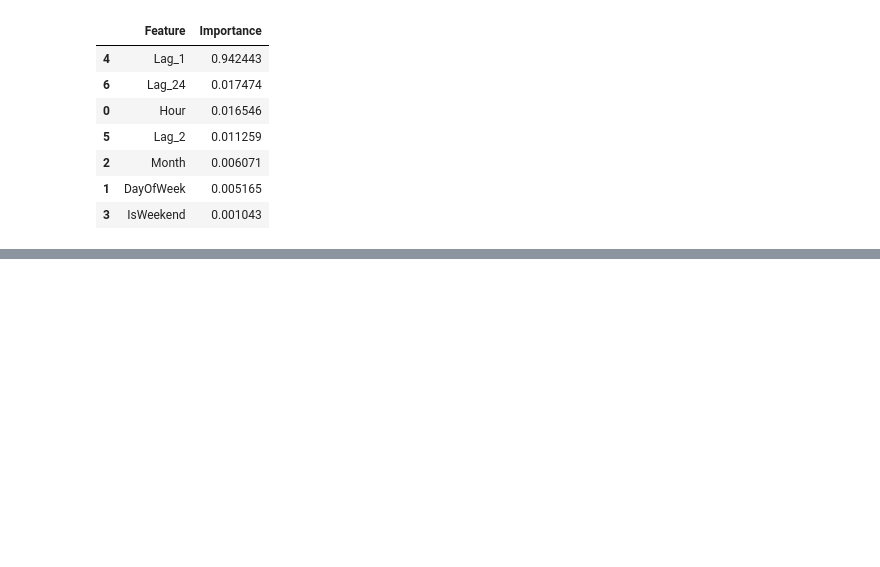
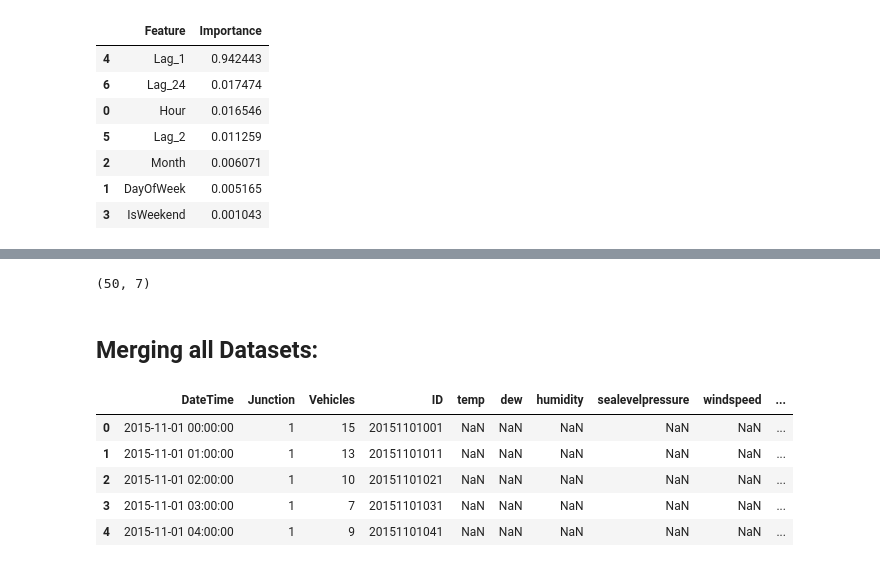
Before and after one commit to Sunita-Gadapa/Uber_project, a Jupyter notebook: Uber_project.ipynb, the cells around one changed output, grey strips where cells are left out. Cells and saved outputs as stored; diff of their text form; code cells hidden in the pictures; blank space fills up the shorter version.

```diff
--- a/Uber_project.ipynb
+++ b/Uber_project.ipynb
@@ -171,0 +345,4 @@ feature_importance.head(8)
+# %%
+# Dropping 'Source' column:
+Event_data.drop('Source', axis=1, inplace=True)
+Event_data.head()
@@ -171,0 +356,35 @@ feature_importance.head(8)
+# %%
+Event_data.drop_duplicates(inplace=True)
+Event_data.shape
+# %% [output]
+(50, 7)
+# %% [markdown]
+## Merging all Datasets:
+# %%
+# Merge traffic and weather data on timestamp
+merged_df = pd.merge(uber_data, weather_data, on="DateTime", how="left")
+# %%
+# Convert events to hourly format using one-hot encoding
+Event_data['event_flag'] = 1
+event_features = pd.get_dummies(Event_data['EventType'])
+# %%
+# Join with timestamp
+events_encoded = pd.concat([Event_data['DateTime'], event_features], axis=1)
+
+# Resample to hourly granularity, summing up events
+events_hourly = events_encoded.groupby('DateTime').sum().reset_index()
+
+# Merge all together
+final_data = pd.merge(merged_df, events_hourly, on="DateTime", how="left")
+
+# Fill NaNs in event columns with 0 (no event)
+event_cols = event_features.columns
+final_data[event_cols] = final_data[event_cols].fillna(0)
+final_data.head()
+# %% [output]
+|  | DateTime | Junction | Vehicles | ID | temp | dew | humidity | sealevelpressure | windspeed | ... |
+| 0 | 2015-11-01 00:00:00 | 1 | 15 | 20151101001 | NaN | NaN | NaN | NaN | NaN | ... |
+| 1 | 2015-11-01 01:00:00 | 1 | 13 | 20151101011 | NaN | NaN | NaN | NaN | NaN | ... |
+| 2 | 2015-11-01 02:00:00 | 1 | 10 | 20151101021 | NaN | NaN | NaN | NaN | NaN | ... |
+| 3 | 2015-11-01 03:00:00 | 1 | 7 | 20151101031 | NaN | NaN | NaN | NaN | NaN | ... |
+| 4 | 2015-11-01 04:00:00 | 1 | 9 | 20151101041 | NaN | NaN | NaN | NaN | NaN | ... |
```
Also changed, not shown: parts of 28 cells of this notebook.
